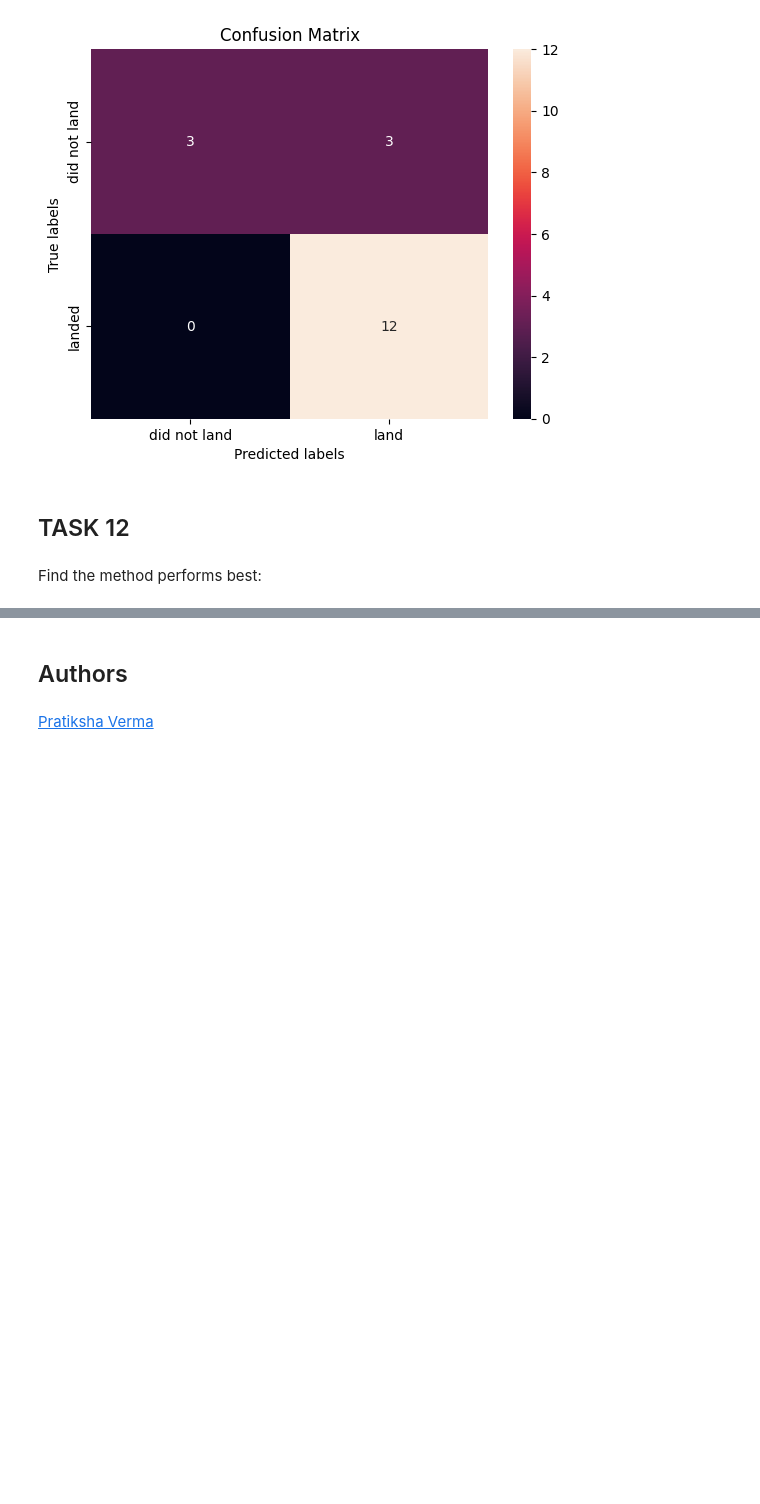
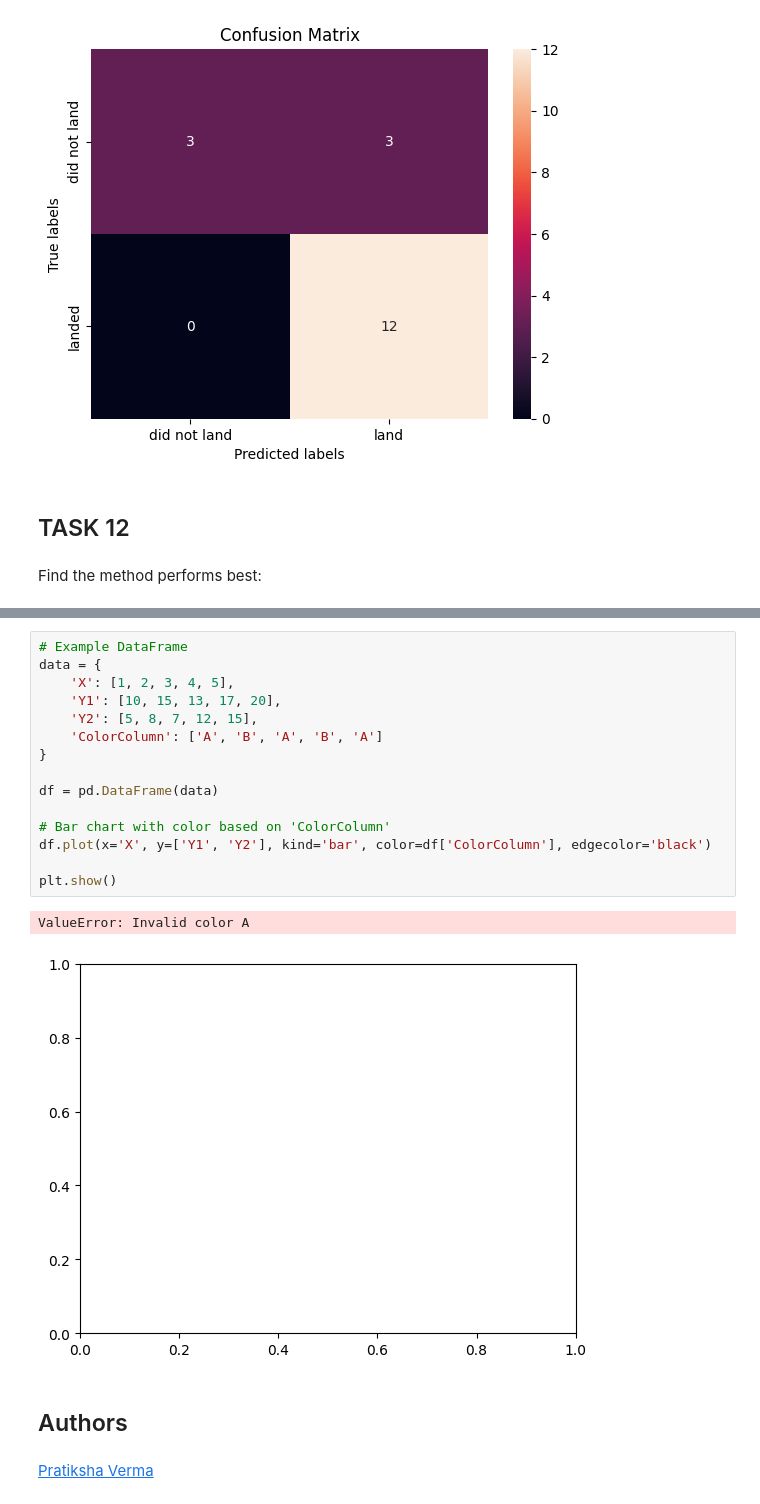
Before and after one commit to constructm/applied-data-science-capstone-project, a Jupyter notebook: SpaceX_Machine_Learning_Prediction_Part_5.jupyterlite.ipynb, the cells around one changed output, grey strips where cells are left out. Saved outputs shown, nothing was run; the diff lists cells and outputs as text; blank space fills up the shorter version.

```diff
--- a/SpaceX_Machine_Learning_Prediction_Part_5.jupyterlite.ipynb
+++ b/SpaceX_Machine_Learning_Prediction_Part_5.jupyterlite.ipynb
@@ -345,3 +353,21 @@ models.sort_values(by='R-squared Score', ascending=False)
+# %%
+# Example DataFrame
+data = {
+    'X': [1, 2, 3, 4, 5],
+    'Y1': [10, 15, 13, 17, 20],
+    'Y2': [5, 8, 7, 12, 15],
+    'ColorColumn': ['A', 'B', 'A', 'B', 'A']
+}
+
+df = pd.DataFrame(data)
+
+# Bar chart with color based on 'ColorColumn'
+df.plot(x='X', y=['Y1', 'Y2'], kind='bar', color=df['ColorColumn'], edgecolor='black')
+
+plt.show()
+# %% [output]
+ValueError: Invalid color A
+[figure, added]
 # %% [markdown]
 ## Authors
 # %% [markdown]
```
Also changed, not shown: parts of 7 cells of this notebook.
